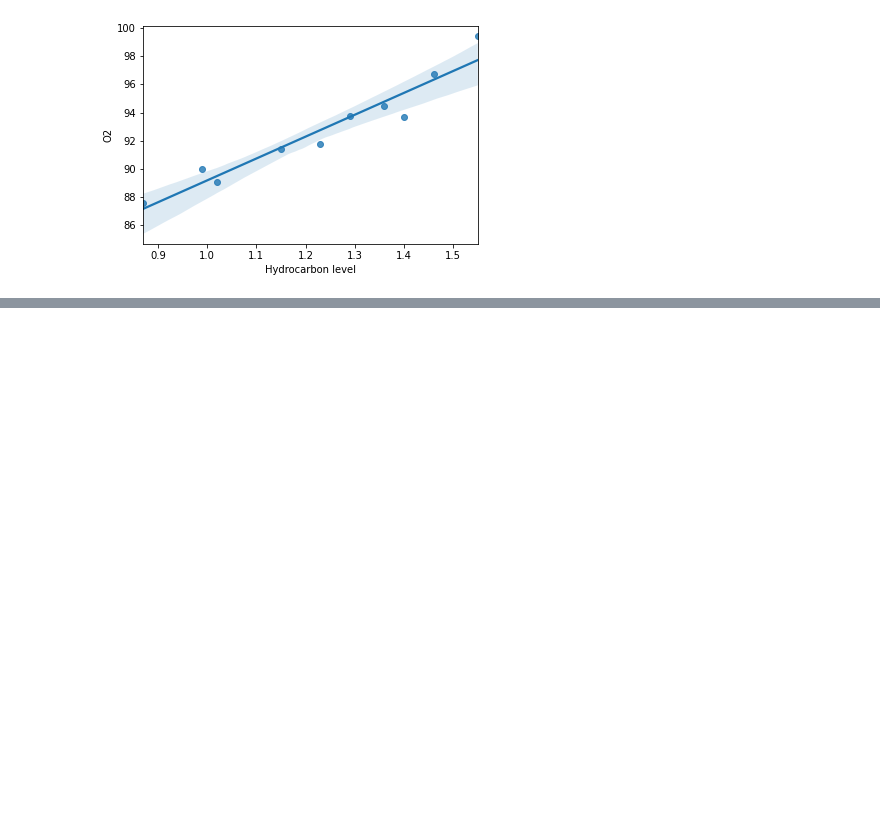
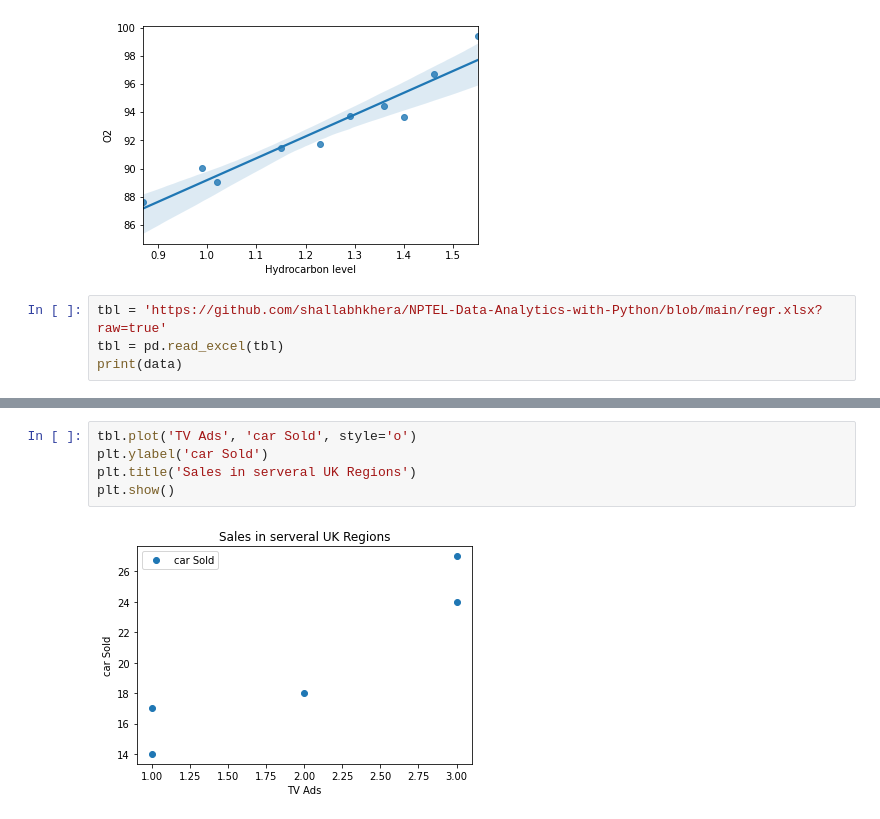
Before and after one commit to shallabhkhera/NPTEL-Data-Analytics-with-Python, a Jupyter notebook: Week6.ipynb, the cells around one changed output, grey strips where cells are left out. Saved outputs shown, nothing was run; the diff lists cells and outputs as text; blank space fills up the shorter version.

```diff
--- a/Week6.ipynb
+++ b/Week6.ipynb
@@ -16,3 +21,7 @@ sns.regplot(x, y, fit_reg=True)
 # %% [output]
 <matplotlib.axes._subplots.AxesSubplot at 0x...>
 [figure]
+# %%
+tbl = 'https://github.com/shallabhkhera/NPTEL-Data-Analytics-with-Python/blob/main/regr.xlsx?raw=true'
+tbl = pd.read_excel(tbl)
+print(data)
@@ -18,0 +40,7 @@ sns.regplot(x, y, fit_reg=True)
+# %%
+tbl.plot('TV Ads', 'car Sold', style='o')
+plt.ylabel('car Sold')
+plt.title('Sales in serveral UK Regions')
+plt.show()
+# %% [output]
+[figure, added]
```
Also changed, not shown: parts of 4 cells of this notebook.
